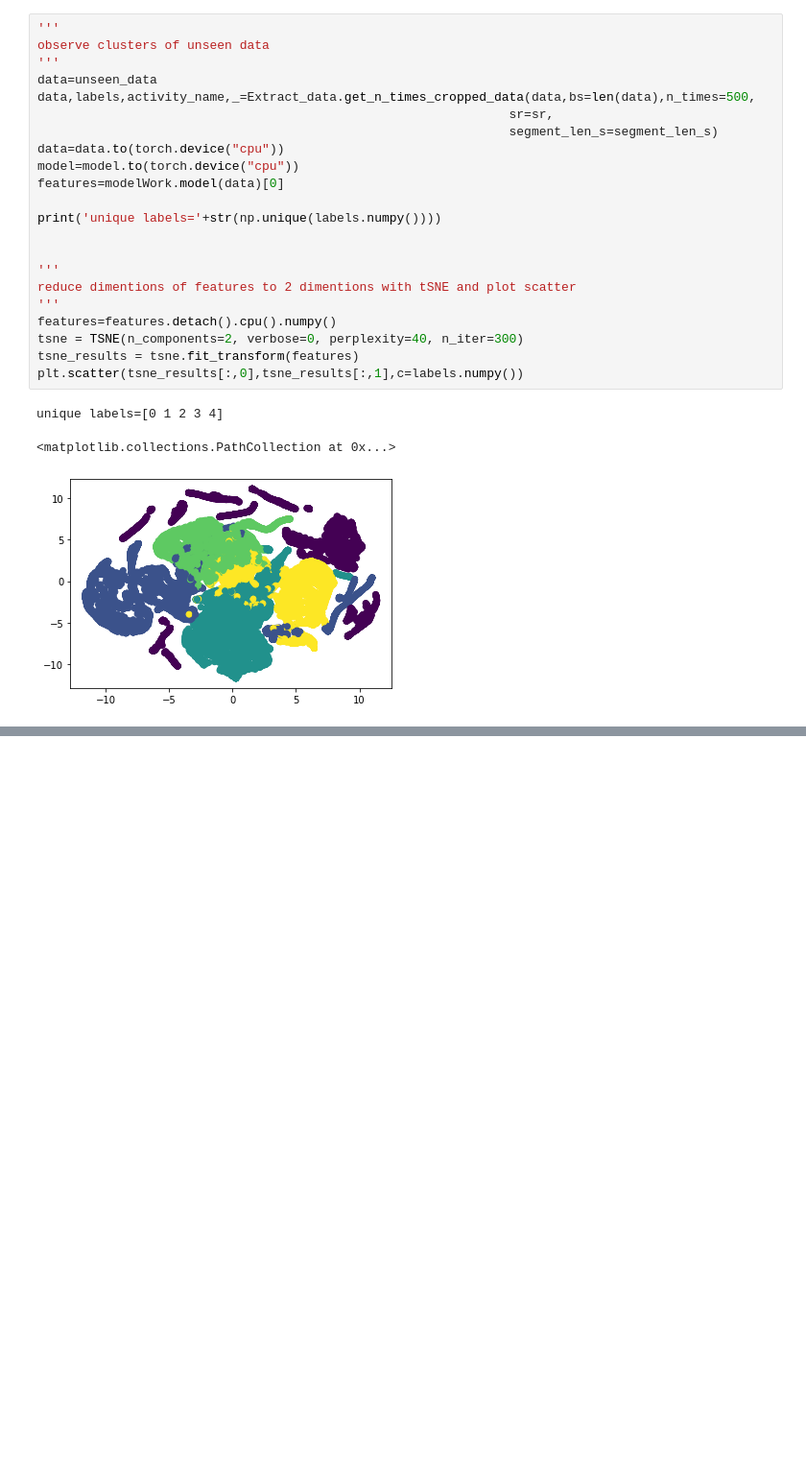
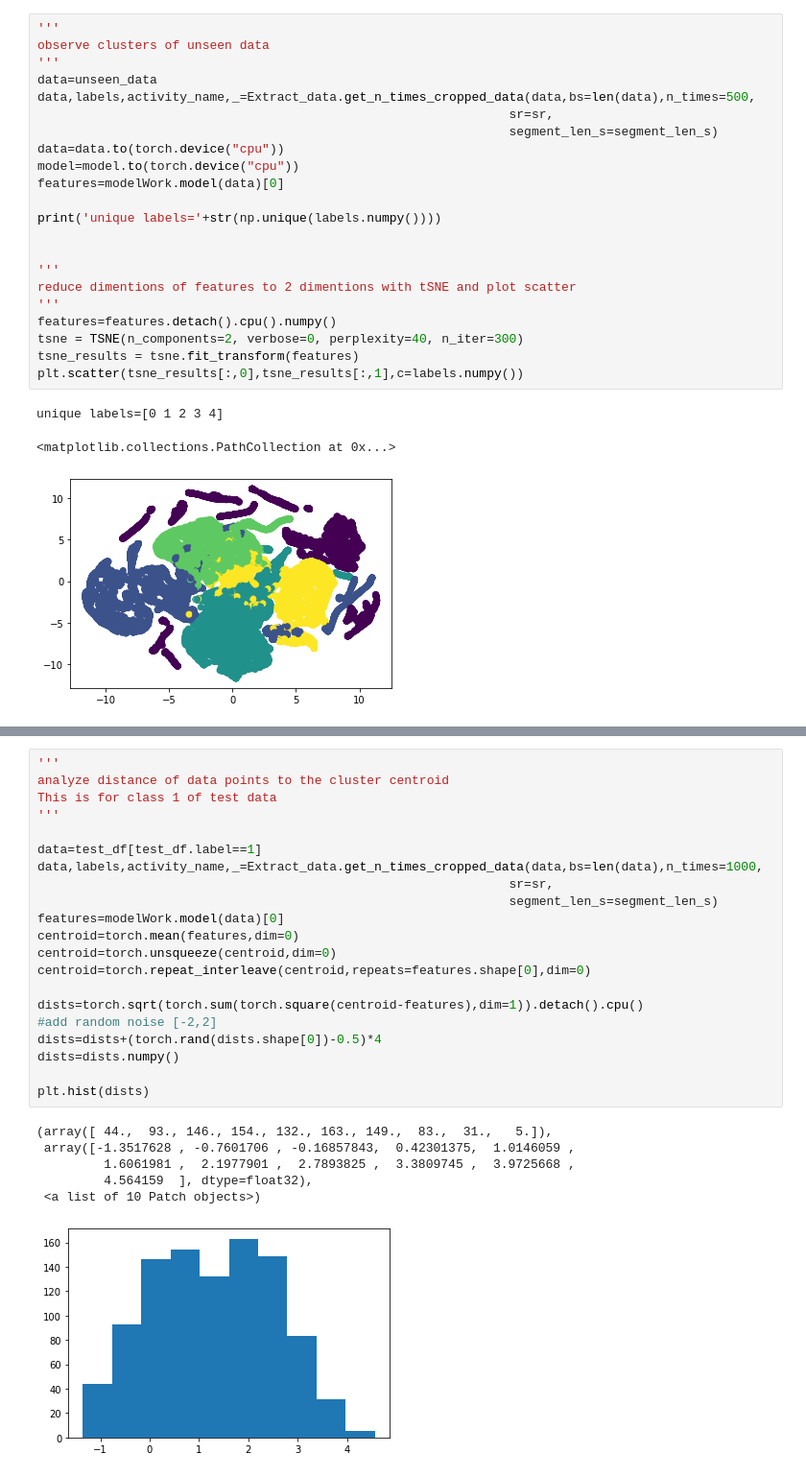
Before and after one commit to sleekEagle/few_shot_learning, a Jupyter notebook: cluster_distribution.ipynb, the cells around one changed output, grey strips where cells are left out. Shown at 96% size. Cells and saved outputs as stored; diff of their text form; blank space fills up the shorter version.

```diff
--- a/cluster_distribution.ipynb
+++ b/cluster_distribution.ipynb
@@ -345,0 +352,28 @@ plt.hist(dists)
+# %%
+'''
+analyze distance of data points to the cluster centroid
+This is for class 1 of test data
+'''
+
+data=test_df[test_df.label==1]
+data,labels,activity_name,_=Extract_data.get_n_times_cropped_data(data,bs=len(data),n_times=1000,
+                                                               sr=sr,
+                                                               segment_len_s=segment_len_s)
+features=modelWork.model(data)[0]
+centroid=torch.mean(features,dim=0)
+centroid=torch.unsqueeze(centroid,dim=0)
+centroid=torch.repeat_interleave(centroid,repeats=features.shape[0],dim=0)
+
+dists=torch.sqrt(torch.sum(torch.square(centroid-features),dim=1)).detach().cpu()
+#add random noise [-2,2]
+dists=dists+(torch.rand(dists.shape[0])-0.5)*4
+dists=dists.numpy()
+
+plt.hist(dists)
+# %% [output]
+(array([ 44.,  93., 146., 154., 132., 163., 149.,  83.,  31.,   5.]),
+ array([-1.3517628 , -0.7601706 , -0.16857843,  0.42301375,  1.0146059 ,
+         1.6061981 ,  2.1977901 ,  2.7893825 ,  3.3809745 ,  3.9725668 ,
+         4.564159  ], dtype=float32),
+ <a list of 10 Patch objects>)
+[figure, added]
```
Also changed, not shown: parts of 4 cells of this notebook.
